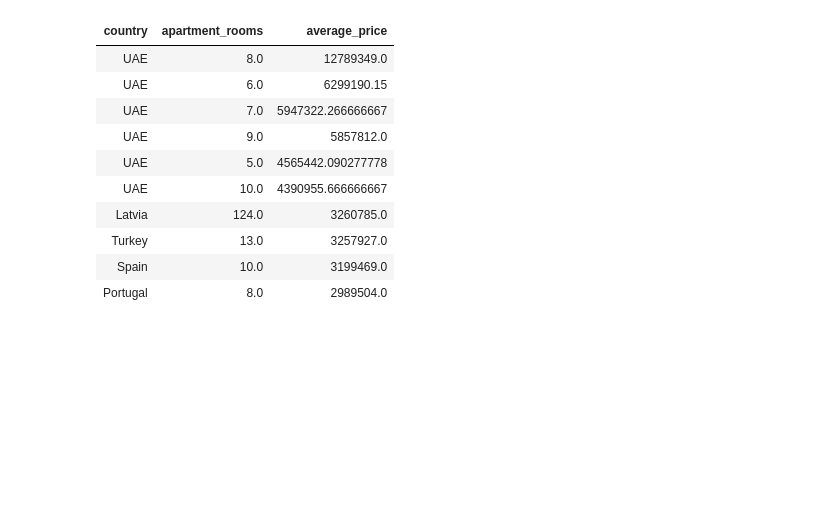
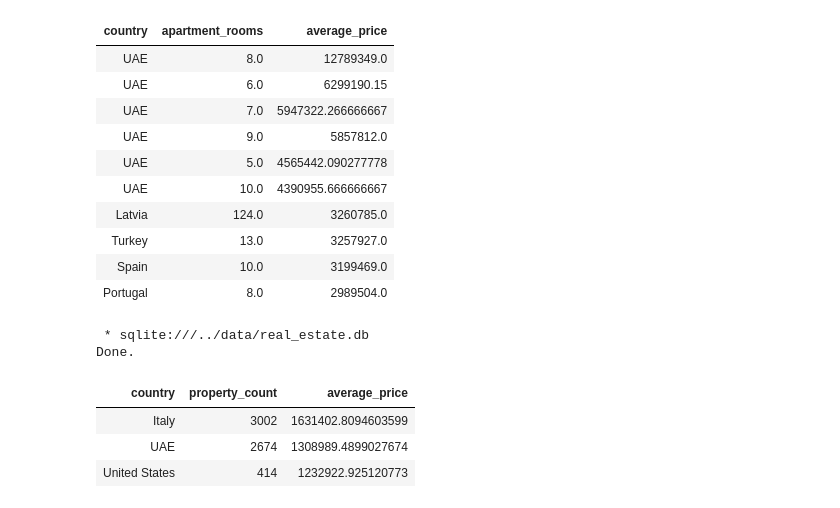
Before and after one commit to clia7/Data_Analytics_Journey, a Jupyter notebook: 05_Real_Estate_Case_Study/notebooks/04_Real_Estate_SQL.ipynb, the cells around one changed output. Saved outputs shown, nothing was run; the diff lists cells and outputs as text; code cells hidden in the pictures; blank space fills up the shorter version.

```diff
--- a/05_Real_Estate_Case_Study/notebooks/04_Real_Estate_SQL.ipynb
+++ b/05_Real_Estate_Case_Study/notebooks/04_Real_Estate_SQL.ipynb
@@ -521,3 +521,22 @@ Done.
 | Turkey | 13.0 | 3257927.0 |
 | Spain | 10.0 | 3199469.0 |
 | Portugal | 8.0 | 2989504.0 |
+# %%
+%%sql
+
+SELECT
+    country,
+    COUNT(*) AS property_count,
+    AVG(price_in_USD) AS average_price
+FROM real_estate
+WHERE price_in_USD > 0
+GROUP BY country
+HAVING AVG(price_in_USD) > 1000000
+ORDER BY average_price DESC;
+# %% [output]
+ * sqlite:///../data/real_estate.db
+Done.
+| country | property_count | average_price |
+| Italy | 3002 | 1631402.8094603599 |
+| UAE | 2674 | 1308989.4899027674 |
+| United States | 414 | 1232922.925120773 |
```
